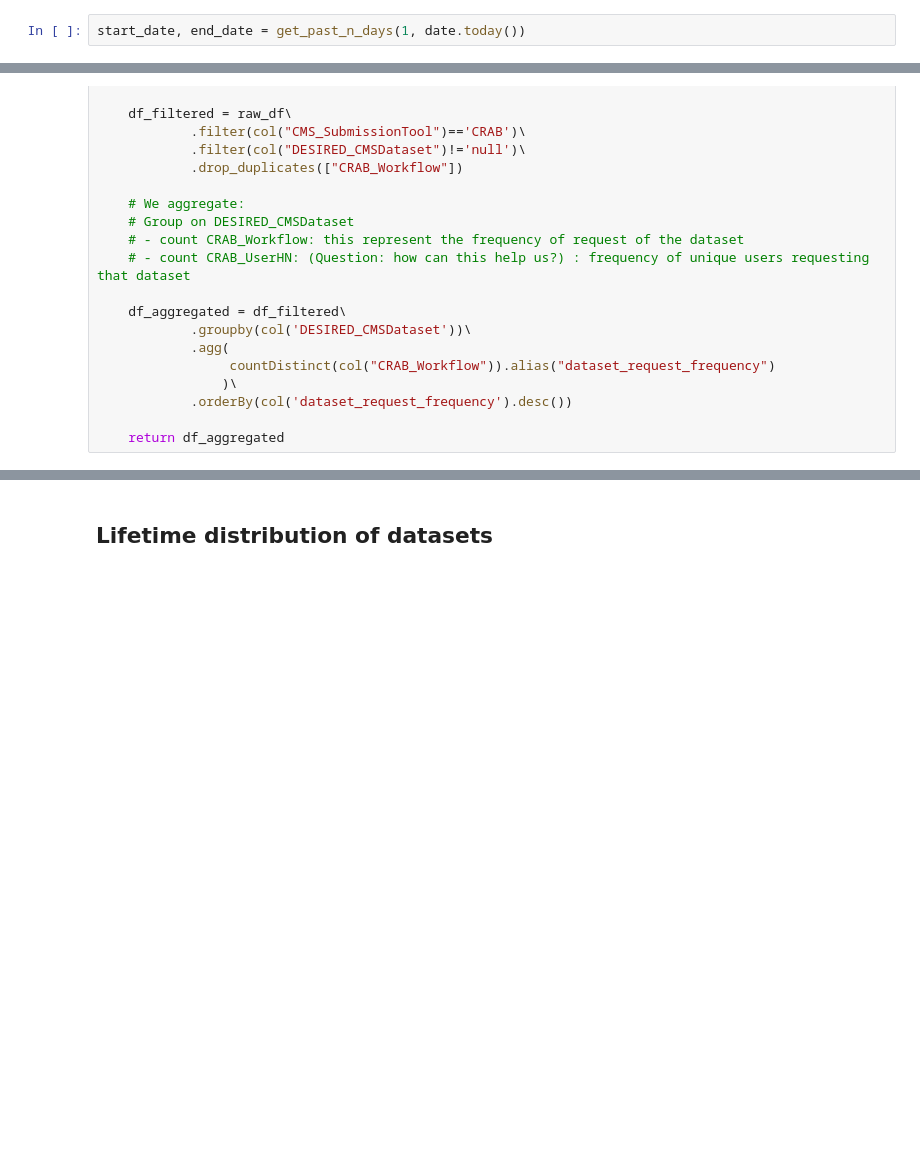
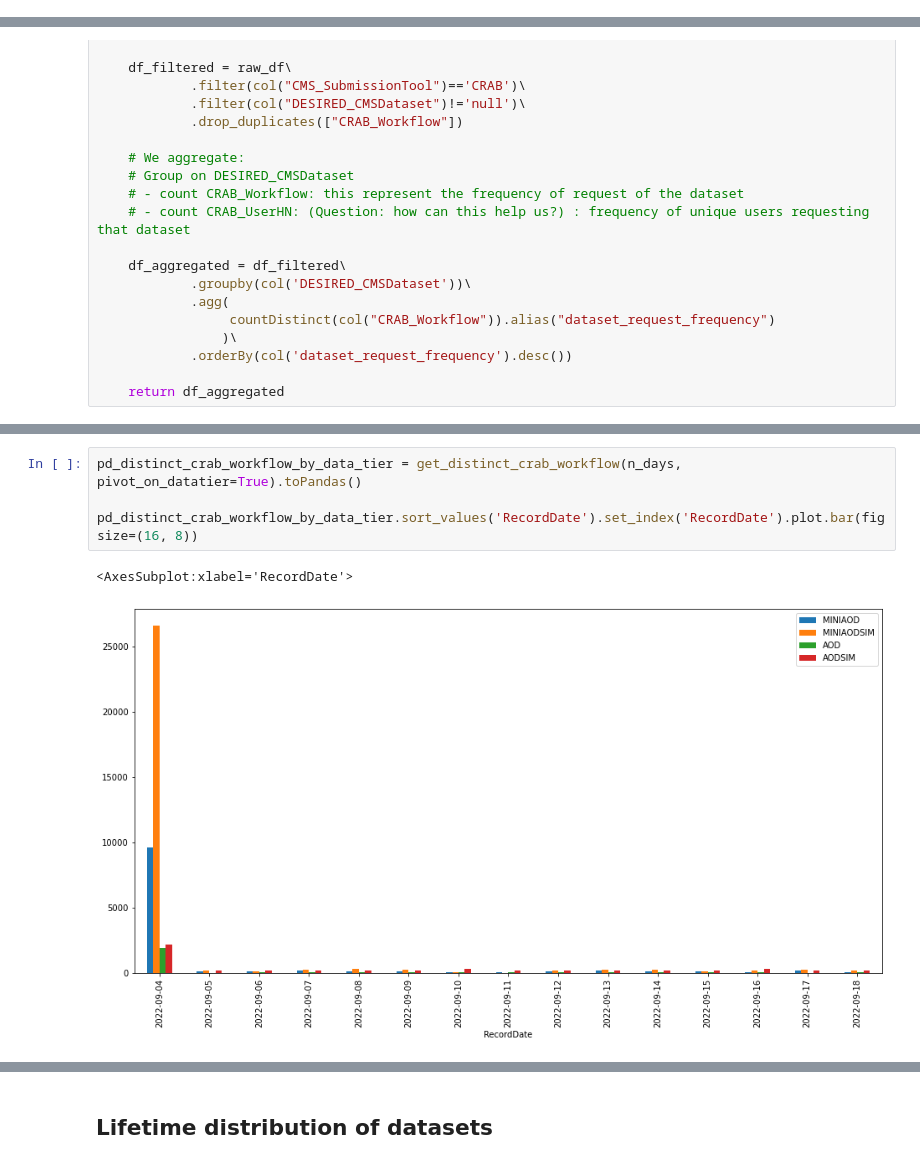
Before and after one commit to dynamic-entropy/CRABAnalysis, a Jupyter notebook: crab_historical.ipynb, the cells around one changed output, grey strips where cells are left out. Cells and saved outputs as stored; diff of their text form; blank space fills up the shorter version.

```diff
--- a/crab_historical.ipynb
+++ b/crab_historical.ipynb
@@ -110,8 +117,6 @@ def get_past_n_days(days_range, end_date):
     end_datetime = datetime.utcfromtimestamp(timestamp)
     start_datetime = end_datetime - timedelta(days=days_range)
     return start_datetime, end_datetime
-# %%
-start_date, end_date = get_past_n_days(1, date.today())
 # %%
 def get_raw_df(days_range, end_date=date.today()):
 
@@ -204 +212,8 @@ df.show()
+# %%
+pd_distinct_crab_workflow_by_data_tier = get_distinct_crab_workflow(n_days, pivot_on_datatier=True).toPandas()
+
+pd_distinct_crab_workflow_by_data_tier.sort_values('RecordDate').set_index('RecordDate').plot.bar(figsize=(16, 8))
+# %% [output]
+<AxesSubplot:xlabel='RecordDate'>
+[figure, added]
 # %% [markdown]
```
Also changed, not shown: parts of 84 cells of this notebook.
